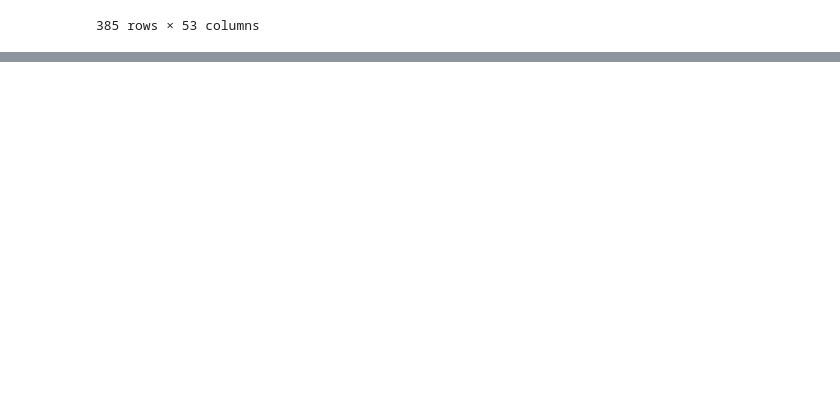
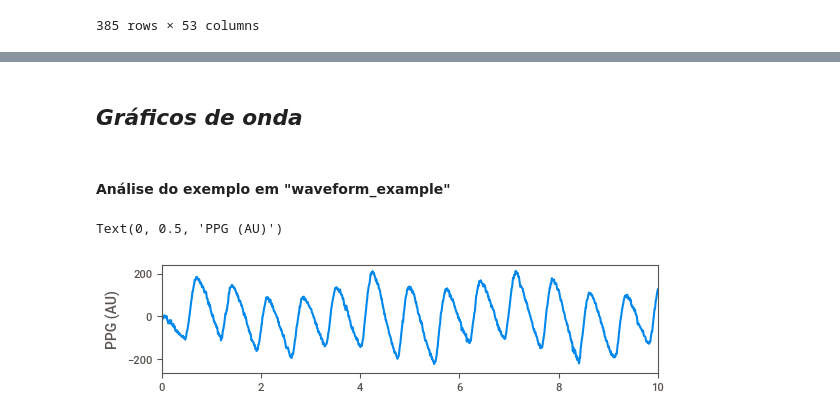
Before and after one commit to brendda-thamyres/processamento_de_sinal, a Jupyter notebook: aurorabp_signalProcessing.ipynb, the cells around one changed output, grey strips where cells are left out. Saved outputs shown, nothing was run; the diff lists cells and outputs as text; code cells hidden in the pictures; blank space fills up the shorter version.

Commit message:
add: novas análises

```diff
--- a/aurorabp_signalProcessing.ipynb
+++ b/aurorabp_signalProcessing.ipynb
@@ -26,0 +21,5 @@ features_df = pd.read_csv('./features.tsv', sep='\t')
+# %%
+participants_df = pd.read_csv(os.path.join(data_dir, 'participants.tsv'), sep='\t')
+features_df = pd.read_csv(os.path.join(data_dir, 'features.tsv'), sep='\t')
+oscillometric_df = pd.read_csv(os.path.join(data_dir, 'measurements_oscillometric.tsv'), sep='\t')
+auscultatory_df = pd.read_csv(os.path.join(data_dir, 'measurements_auscultatory.tsv'), sep='\t')
@@ -84,0 +184,8 @@ Report SWEETVIZ_REPORT.html was generated! NOTEBOOK/COLAB USERS: the web browser
+# %%
+
+pid_count = 3
+osci_count = 2
+sampling_rate = 500
+ppt_osci_df = oscillometric_df.loc[oscillometric_df.pid == participants_df.pid[pid_count]]
+## carregar dataset do waveform
+osci_series = ppt_osci_df.iloc[osci_count]
@@ -84,0 +207,22 @@ Report SWEETVIZ_REPORT.html was generated! NOTEBOOK/COLAB USERS: the web browser
+# %%
+
+waveform_df = pd.read_csv(os.path.join(data_dir, osci_series.waveform_file_path), delimiter = '\t')
+# %%
+# filtro passa faixa
+def _bandpass_filter(data: np.ndarray, hp: float, lp: float, fs: float = sampling_rate) -> np.ndarray:
+    order = 4
+    b, a = signal.butter(order, (hp, lp), btype='bandpass', fs=fs)
+    return signal.lfilter(b, a, data-data[0])
+# %% [markdown]
+## *Gráficos de onda*
+# %% [markdown]
+#### Análise do exemplo em "waveform_example"
+# %%
+#ppg
+plt.subplot(3,1,3)
+plt.plot(waveform_df.t, _bandpass_filter(waveform_df.optical.to_numpy(), 0.25, 50))
+plt.xlim(0,10)
+plt.ylabel('PPG (AU)')
+# %% [output]
+Text(0, 0.5, 'PPG (AU)')
+[figure, added]
```
Also changed, not shown: parts of 34 cells of this notebook.
